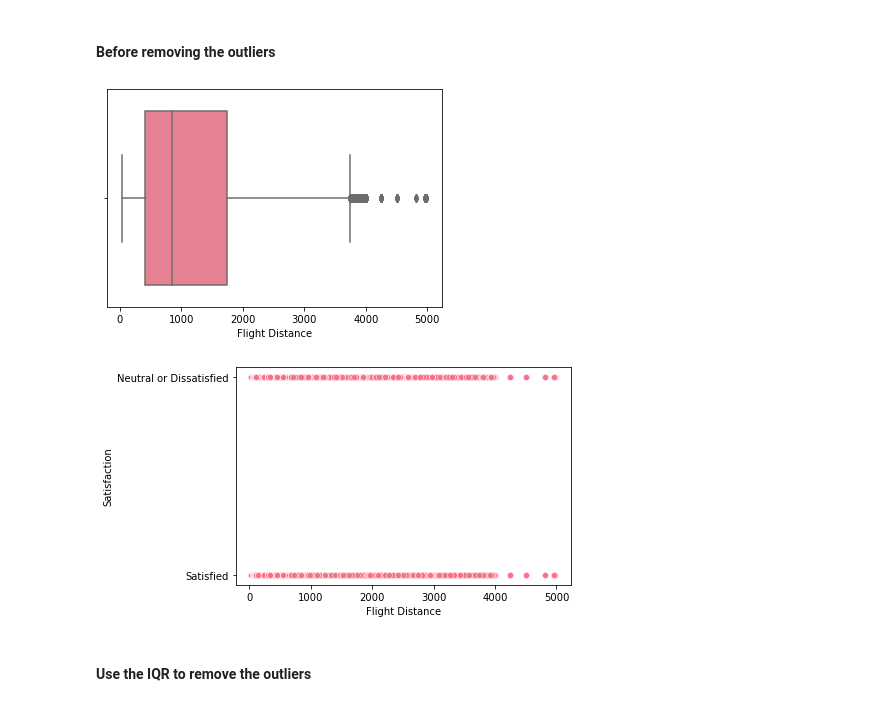
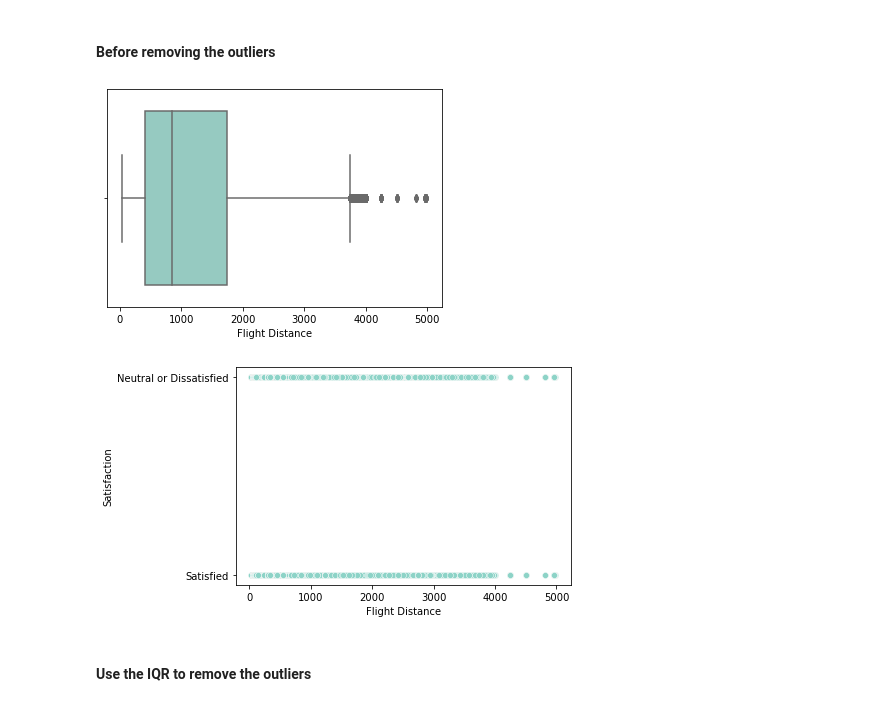
Before and after one commit to miraehab/Airline-Passenger-Satisfaction, a Jupyter notebook: notebook.ipynb, the cells around one changed output. Cells and saved outputs as stored; diff of their text form; code cells hidden in the pictures.

Commit message:
Performed some EDA on the data.

```diff
--- a/notebook.ipynb
+++ b/notebook.ipynb
@@ -44,0 +56,6 @@ memory usage: 23.8+ MB
+# %%
+sns.set_palette("husl")
+for col in data.columns:
+    if data[col].dtype != 'object':
+        sns.barplot(data=data, x="Satisfaction", y=col)
+        plt.show()
@@ -127,13 +207,14 @@ sns.displot(data=data, x="Arrival Delay", kind="kde")
 # %% [markdown]
 <h4>Before removing the outliers</h4>
 # %%
+sns.set_palette("Set3")
 bp = sns.boxplot(data = data, x = "Flight Distance")
 plt.show()
 sp = sns.scatterplot(data = data, x = "Flight Distance", y=data["Satisfaction"])
 plt.show()
 # %% [output]
-[figure, old version]
+[figure, new version]
-[figure, old version]
+[figure, new version]
 # %% [markdown]
 <h4>Use the IQR to remove the outliers</h4>
 # %%
```
Also changed, not shown: parts of 23 cells of this notebook.
